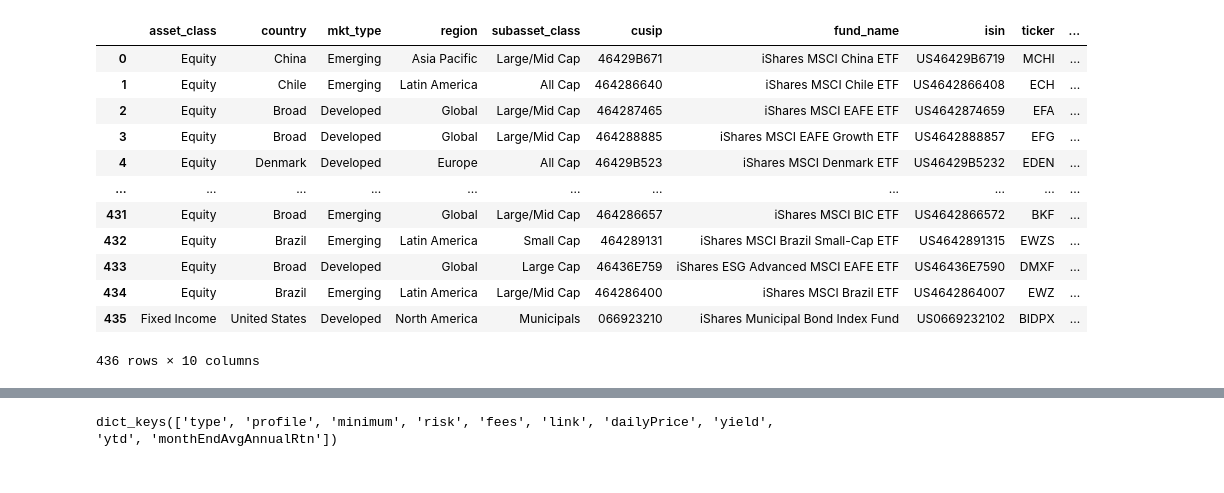
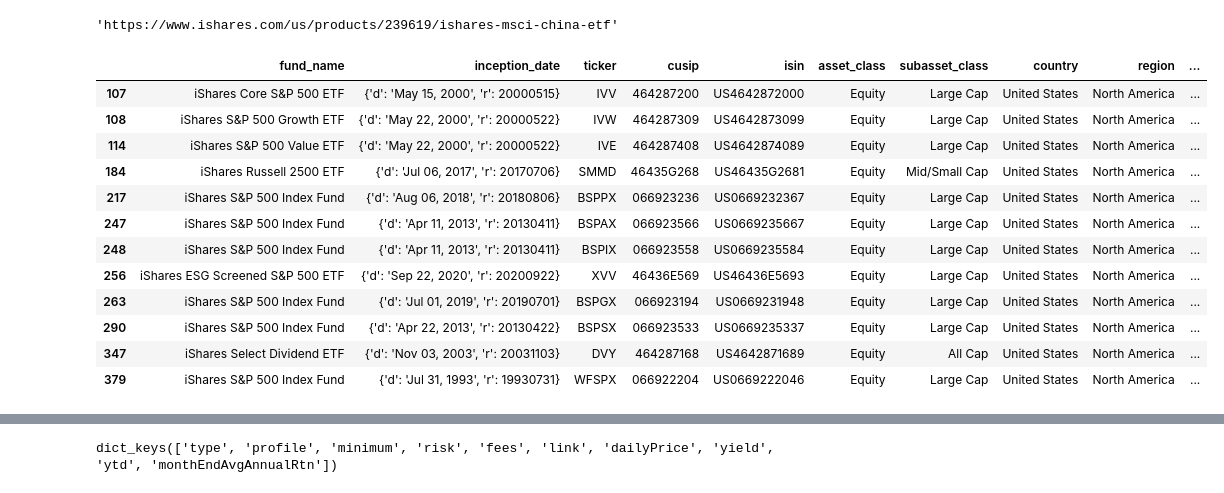
Before and after one commit to nikulpatel3141/ETF-Scraper, a Jupyter notebook: Notebooks/scripting.ipynb, the cells around one changed output, grey strips where cells are left out. Saved outputs shown, nothing was run; the diff lists cells and outputs as text; code cells hidden in the pictures.

Commit message:
mostly done with IShares scripting

```diff
--- a/Notebooks/scripting.ipynb
+++ b/Notebooks/scripting.ipynb
@@ -114,16 +0,0 @@ ishares_df = ISharesListings.retrieve_listings()
-# %%
-ishares_df
-# %% [output]
-|  | asset_class | country | mkt_type | region | subasset_class | cusip | fund_name | isin | ticker | ... |
-| 0 | Equity | China | Emerging | Asia Pacific | Large/Mid Cap | 46429B671 | iShares MSCI China ETF | US46429B6719 | MCHI | ... |
-| 1 | Equity | Chile | Emerging | Latin America | All Cap | 464286640 | iShares MSCI Chile ETF | US4642866408 | ECH | ... |
-| 2 | Equity | Broad | Developed | Global | Large/Mid Cap | 464287465 | iShares MSCI EAFE ETF | US4642874659 | EFA | ... |
-| 3 | Equity | Broad | Developed | Global | Large/Mid Cap | 464288885 | iShares MSCI EAFE Growth ETF | US4642888857 | EFG | ... |
-| 4 | Equity | Denmark | Developed | Europe | All Cap | 46429B523 | iShares MSCI Denmark ETF | US46429B5232 | EDEN | ... |
-| ... | ... | ... | ... | ... | ... | ... | ... | ... | ... | ... |
-| 431 | Equity | Broad | Emerging | Global | Large/Mid Cap | 464286657 | iShares MSCI BIC ETF | US4642866572 | BKF | ... |
-| 432 | Equity | Brazil | Emerging | Latin America | Small Cap | 464289131 | iShares MSCI Brazil Small-Cap ETF | US4642891315 | EWZS | ... |
-| 433 | Equity | Broad | Developed | Global | Large Cap | 46436E759 | iShares ESG Advanced MSCI EAFE ETF | US46436E7590 | DMXF | ... |
-| 434 | Equity | Brazil | Emerging | Latin America | Large/Mid Cap | 464286400 | iShares MSCI Brazil ETF | US4642864007 | EWZ | ... |
-| 435 | Fixed Income | United States | Developed | North America | Municipals | 066923210 | iShares Municipal Bond Index Fund | US0669232102 | BIDPX | ... |
-436 rows × 10 columns
@@ -130,2 +216,5 @@ ishares_df
 # %%
 urls = list(ishares_df['product_url'])
+urls[0]
+# %% [output]
+'https://www.ishares.com/us/products/239619/ishares-msci-china-etf'
@@ -133,0 +221,16 @@ resp_df.T.to_clipboard()
+# %%
+ishares_df[ishares_df['product_url'].str.contains('500')]
+# %% [output]
+|  | fund_name | inception_date | ticker | cusip | isin | asset_class | subasset_class | country | region | ... |
+| 107 | iShares Core S&P 500 ETF | {'d': 'May 15, 2000', 'r': 20000515} | IVV | 464287200 | US4642872000 | Equity | Large Cap | United States | North America | ... |
+| 108 | iShares S&P 500 Growth ETF | {'d': 'May 22, 2000', 'r': 20000522} | IVW | 464287309 | US4642873099 | Equity | Large Cap | United States | North America | ... |
+| 114 | iShares S&P 500 Value ETF | {'d': 'May 22, 2000', 'r': 20000522} | IVE | 464287408 | US4642874089 | Equity | Large Cap | United States | North America | ... |
+| 184 | iShares Russell 2500 ETF | {'d': 'Jul 06, 2017', 'r': 20170706} | SMMD | 46435G268 | US46435G2681 | Equity | Mid/Small Cap | United States | North America | ... |
+| 217 | iShares S&P 500 Index Fund | {'d': 'Aug 06, 2018', 'r': 20180806} | BSPPX | 066923236 | US0669232367 | Equity | Large Cap | United States | North America | ... |
+| 247 | iShares S&P 500 Index Fund | {'d': 'Apr 11, 2013', 'r': 20130411} | BSPAX | 066923566 | US0669235667 | Equity | Large Cap | United States | North America | ... |
+| 248 | iShares S&P 500 Index Fund | {'d': 'Apr 11, 2013', 'r': 20130411} | BSPIX | 066923558 | US0669235584 | Equity | Large Cap | United States | North America | ... |
+| 256 | iShares ESG Screened S&P 500 ETF | {'d': 'Sep 22, 2020', 'r': 20200922} | XVV | 46436E569 | US46436E5693 | Equity | Large Cap | United States | North America | ... |
+| 263 | iShares S&P 500 Index Fund | {'d': 'Jul 01, 2019', 'r': 20190701} | BSPGX | 066923194 | US0669231948 | Equity | Large Cap | United States | North America | ... |
+| 290 | iShares S&P 500 Index Fund | {'d': 'Apr 22, 2013', 'r': 20130422} | BSPSX | 066923533 | US0669235337 | Equity | Large Cap | United States | North America | ... |
+| 347 | iShares Select Dividend ETF | {'d': 'Nov 03, 2003', 'r': 20031103} | DVY | 464287168 | US4642871689 | Equity | All Cap | United States | North America | ... |
+| 379 | iShares S&P 500 Index Fund | {'d': 'Jul 31, 1993', 'r': 19930731} | WFSPX | 066922204 | US0669222046 | Equity | Large Cap | United States | North America | ... |
```
Also changed, not shown: parts of 15 cells of this notebook.
